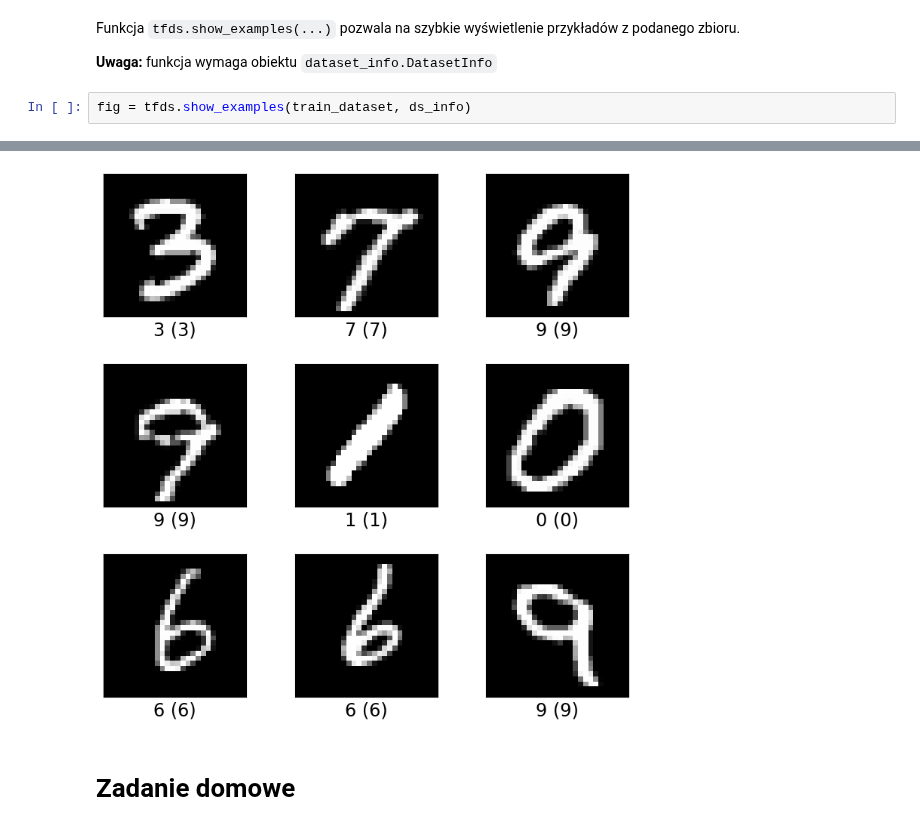
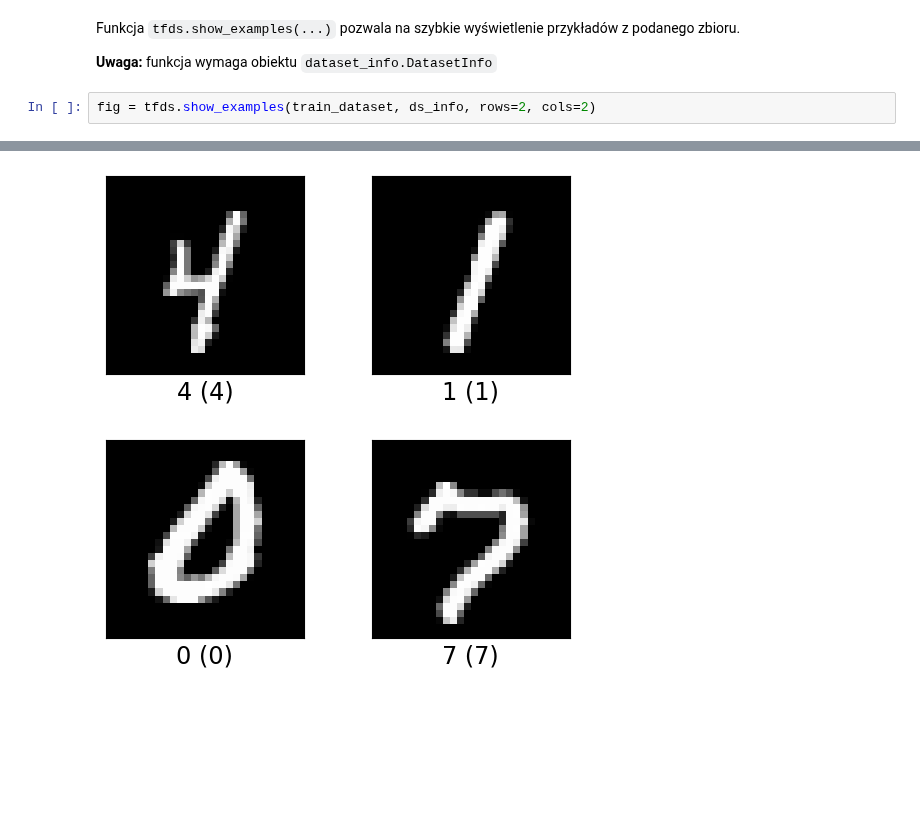
Before and after one commit to akalinow/UczenieMaszynoweII, a Jupyter notebook: PL/08_Zaawansowane_narzedzia.ipynb, the cells around one changed output, grey strips where cells are left out. Saved outputs shown, nothing was run; the diff lists cells and outputs as text; blank space fills up the shorter version.

```diff
--- a/PL/08_Zaawansowane_narzedzia.ipynb
+++ b/PL/08_Zaawansowane_narzedzia.ipynb
@@ -604,5 +523,5 @@ Funkcja `tfds.show_examples(...)` pozwala na szybkie wyświetlenie przykładów
 
 **Uwaga:** funkcja wymaga obiektu `dataset_info.DatasetInfo`
 # %%
-fig = tfds.show_examples(train_dataset, ds_info)
+fig = tfds.show_examples(train_dataset, ds_info, rows=2, cols=2)
 # %% [output]
@@ -610,3 +528 @@ fig = tfds.show_examples(train_dataset, ds_info)
-[figure, old version]
+[figure, new version]
-# %% [markdown]
-# Zadanie domowe
```
Also changed, not shown: parts of 17 cells of this notebook, 3 other files.
